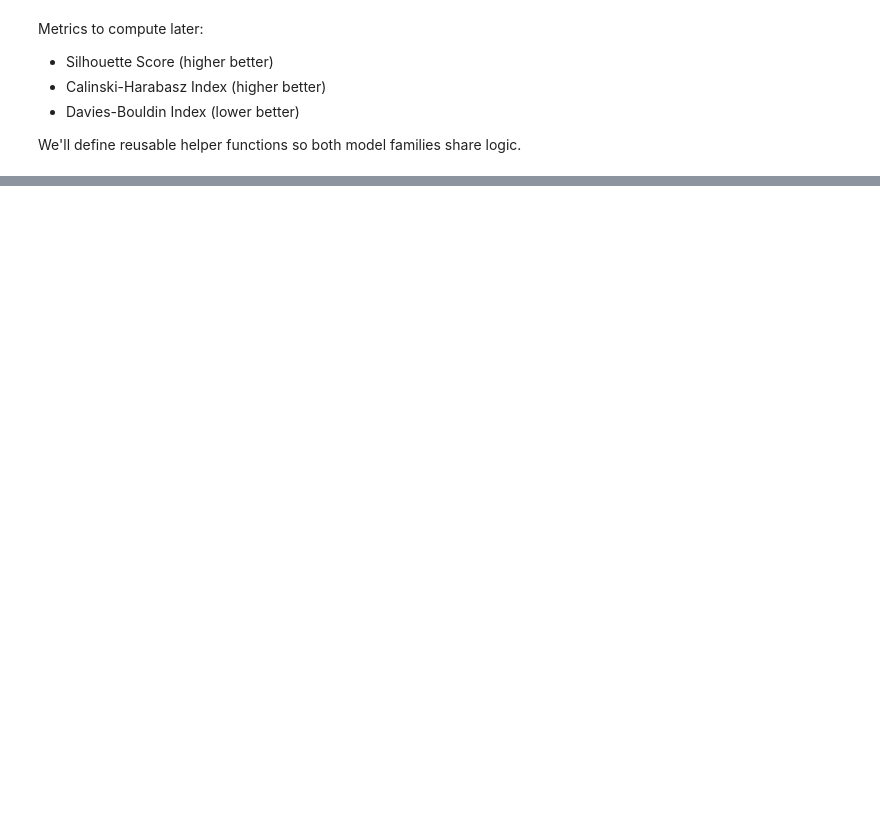
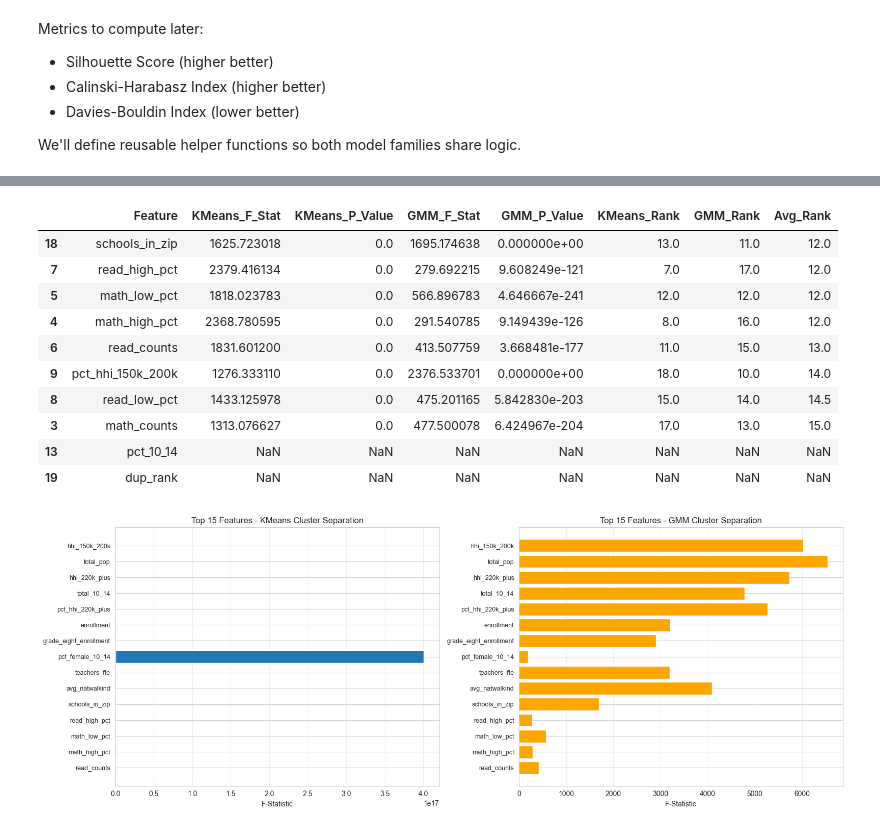
Before and after one commit to leonardosor/milestone2, a Jupyter notebook: src/unsupervised.ipynb, the cells around one changed output, grey strips where cells are left out. Cells and saved outputs as stored; diff of their text form; code cells hidden in the pictures; blank space fills up the shorter version.

```diff
--- a/src/unsupervised.ipynb
+++ b/src/unsupervised.ipynb
@@ -596,0 +1240,68 @@ The metadata file contains hyperparameters and validation metrics captured at sa
+# %%
+# --- Feature Importance via ANOVA F-statistic ---
+from sklearn.feature_selection import f_classif
+
+print("=== FEATURE IMPORTANCE FOR CLUSTER SEPARATION ===\n")
+
+# Calculate F-statistics for each feature across clusters
+f_stats_kmeans, p_values_kmeans = f_classif(X_full, labels_kmeans)
+f_stats_gmm, p_values_gmm = f_classif(X_full, labels_gmm)
+
+# Create feature importance DataFrame
+feature_names = df_numeric.columns.tolist()
+feature_importance = pd.DataFrame({
+    'Feature': feature_names,
+    'KMeans_F_Stat': f_stats_kmeans,
+    'KMeans_P_Value': p_values_kmeans,
+    'GMM_F_Stat': f_stats_gmm,
+    'GMM_P_Value': p_values_gmm
+})
+
+# Rank features
+feature_importance['KMeans_Rank'] = feature_importance['KMeans_F_Stat'].rank(ascending=False)
+feature_importance['GMM_Rank'] = feature_importance['GMM_F_Stat'].rank(ascending=False)
+feature_importance['Avg_Rank'] = (feature_importance['KMeans_Rank'] + feature_importance['GMM_Rank']) / 2
+
+# Sort by average rank
+feature_importance = feature_importance.sort_values('Avg_Rank')
+
+print("Top 20 Most Important Features for Cluster Separation:")
+display(feature_importance.head(20))
+
+print("\nBottom 10 Least Important Features:")
+display(feature_importance.tail(10))
+
+# Visualize top features
+top_n = 15
+top_features = feature_importance.head(top_n)
+
+fig, axes = plt.subplots(1, 2, figsize=(16, 6))
+
+# KMeans feature importance
+axes[0].barh(range(top_n), top_features['KMeans_F_Stat'].values)
+axes[0].set_yticks(range(top_n))
+axes[0].set_yticklabels(top_features['Feature'].values, fontsize=9)
+axes[0].invert_yaxis()
+axes[0].set_xlabel('F-Statistic')
+axes[0].set_title('Top 15 Features - KMeans Cluster Separation')
+axes[0].grid(axis='x', alpha=0.3)
+
+# GMM feature importance
+axes[1].barh(range(top_n), top_features['GMM_F_Stat'].values, color='orange')
+axes[1].set_yticks(range(top_n))
+axes[1].set_yticklabels(top_features['Feature'].values, fontsize=9)
+axes[1].invert_yaxis()
+axes[1].set_xlabel('F-Statistic')
+axes[1].set_title('Top 15 Features - GMM Cluster Separation')
+axes[1].grid(axis='x', alpha=0.3)
+
+plt.tight_layout()
+plt.savefig(MODEL_DIR / 'feature_importance.png', dpi=150, bbox_inches='tight')
+plt.show()
+
+print(f"\n📊 Feature importance plot saved to: {MODEL_DIR / 'feature_importance.png'}")
+
+# Save feature importance to CSV
+feature_importance.to_csv(MODEL_DIR / 'feature_importance.csv', index=False)
+print(f"💾 Feature importance saved to: {MODEL_DIR / 'feature_importance.csv'}")
+# %% [output]
@@ -596,0 +1339,12 @@ The metadata file contains hyperparameters and validation metrics captured at sa
+|  | Feature | KMeans_F_Stat | KMeans_P_Value | GMM_F_Stat | GMM_P_Value | KMeans_Rank | GMM_Rank | Avg_Rank |
+| 18 | schools_in_zip | 1625.723018 | 0.0 | 1695.174638 | 0.000000e+00 | 13.0 | 11.0 | 12.0 |
+| 7 | read_high_pct | 2379.416134 | 0.0 | 279.692215 | 9.608249e-121 | 7.0 | 17.0 | 12.0 |
+| 5 | math_low_pct | 1818.023783 | 0.0 | 566.896783 | 4.646667e-241 | 12.0 | 12.0 | 12.0 |
+| 4 | math_high_pct | 2368.780595 | 0.0 | 291.540785 | 9.149439e-126 | 8.0 | 16.0 | 12.0 |
+| 6 | read_counts | 1831.601200 | 0.0 | 413.507759 | 3.668481e-177 | 11.0 | 15.0 | 13.0 |
+| 9 | pct_hhi_150k_200k | 1276.333110 | 0.0 | 2376.533701 | 0.000000e+00 | 18.0 | 10.0 | 14.0 |
+| 8 | read_low_pct | 1433.125978 | 0.0 | 475.201165 | 5.842830e-203 | 15.0 | 14.0 | 14.5 |
+| 3 | math_counts | 1313.076627 | 0.0 | 477.500078 | 6.424967e-204 | 17.0 | 13.0 | 15.0 |
+| 13 | pct_10_14 | NaN | NaN | NaN | NaN | NaN | NaN | NaN |
+| 19 | dup_rank | NaN | NaN | NaN | NaN | NaN | NaN | NaN |
+[figure, added]
```
Also changed, not shown: parts of 19 cells of this notebook, 4 other files.
